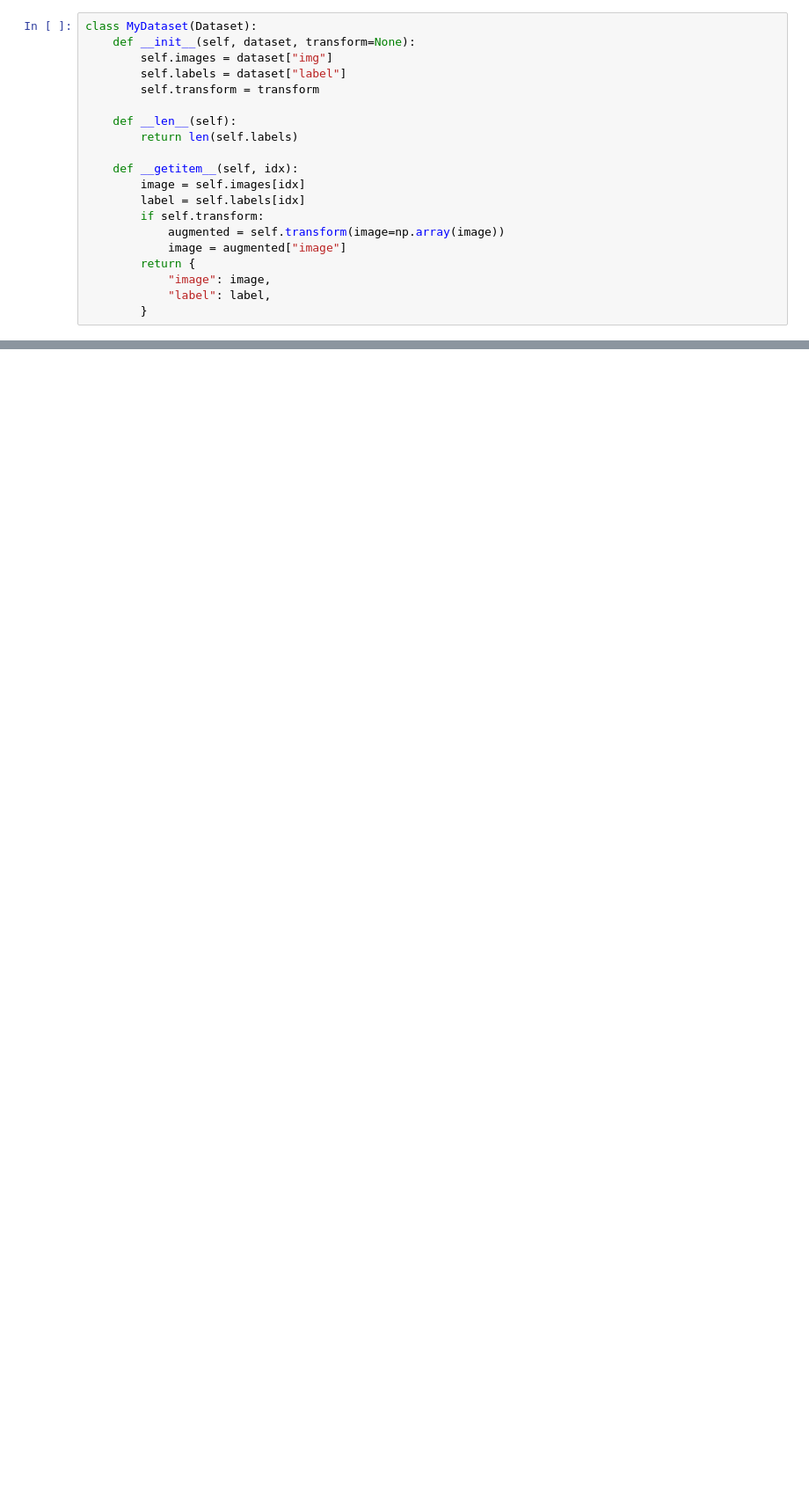
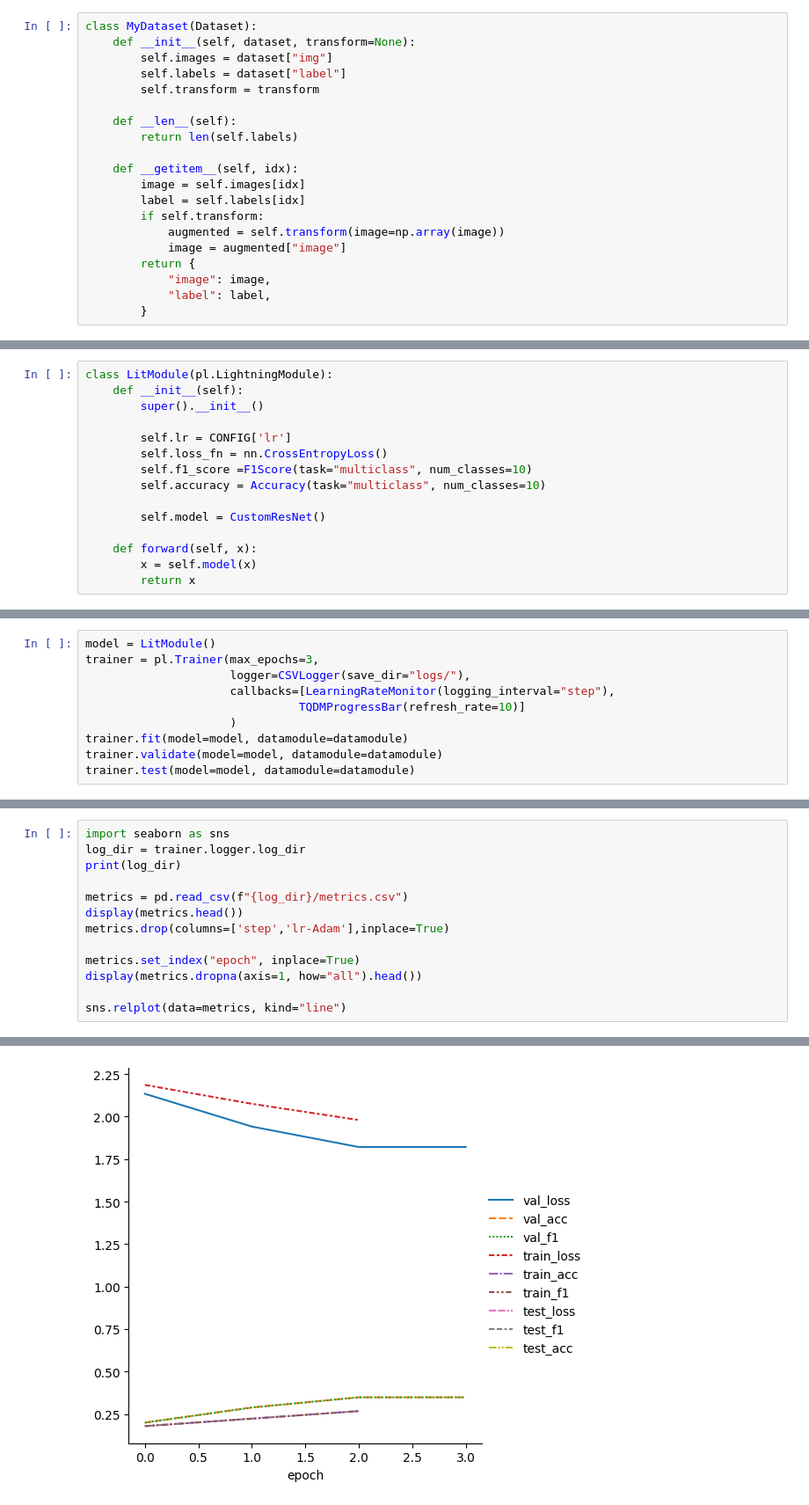
Before and after one commit to dev-SR/Deep-Learning, a Jupyter notebook: 04-pytorch-lighting-intro/pl.ipynb, the cells around one changed output, grey strips where cells are left out. Shown: that part at 88% size. Saved outputs shown, nothing was run; the diff lists cells and outputs as text; blank space fills up the shorter version.

```diff
--- a/04-pytorch-lighting-intro/pl.ipynb
+++ b/04-pytorch-lighting-intro/pl.ipynb
@@ -223,0 +171,15 @@ Dataset({
+# %%
+class LitModule(pl.LightningModule):
+    def __init__(self):
+        super().__init__()
+
+        self.lr = CONFIG['lr']
+        self.loss_fn = nn.CrossEntropyLoss()
+        self.f1_score =F1Score(task="multiclass", num_classes=10)
+        self.accuracy = Accuracy(task="multiclass", num_classes=10)
+
+        self.model = CustomResNet()
+
+    def forward(self, x):
+        x = self.model(x)
+        return x
@@ -223,0 +231,10 @@ Dataset({
+# %%
+model = LitModule()
+trainer = pl.Trainer(max_epochs=3,
+                     logger=CSVLogger(save_dir="logs/"),
+                     callbacks=[LearningRateMonitor(logging_interval="step"),
+                               TQDMProgressBar(refresh_rate=10)]
+                     )
+trainer.fit(model=model, datamodule=datamodule)
+trainer.validate(model=model, datamodule=datamodule)
+trainer.test(model=model, datamodule=datamodule)
@@ -223,0 +280,14 @@ Dataset({
+# %%
+import seaborn as sns
+log_dir = trainer.logger.log_dir
+print(log_dir)
+
+metrics = pd.read_csv(f"{log_dir}/metrics.csv")
+display(metrics.head())
+metrics.drop(columns=['step','lr-Adam'],inplace=True)
+
+metrics.set_index("epoch", inplace=True)
+display(metrics.dropna(axis=1, how="all").head())
+
+sns.relplot(data=metrics, kind="line")
+# %% [output]
@@ -223,0 +309 @@ Dataset({
+[figure, added]
```
Also changed, not shown: parts of 17 cells of this notebook.
